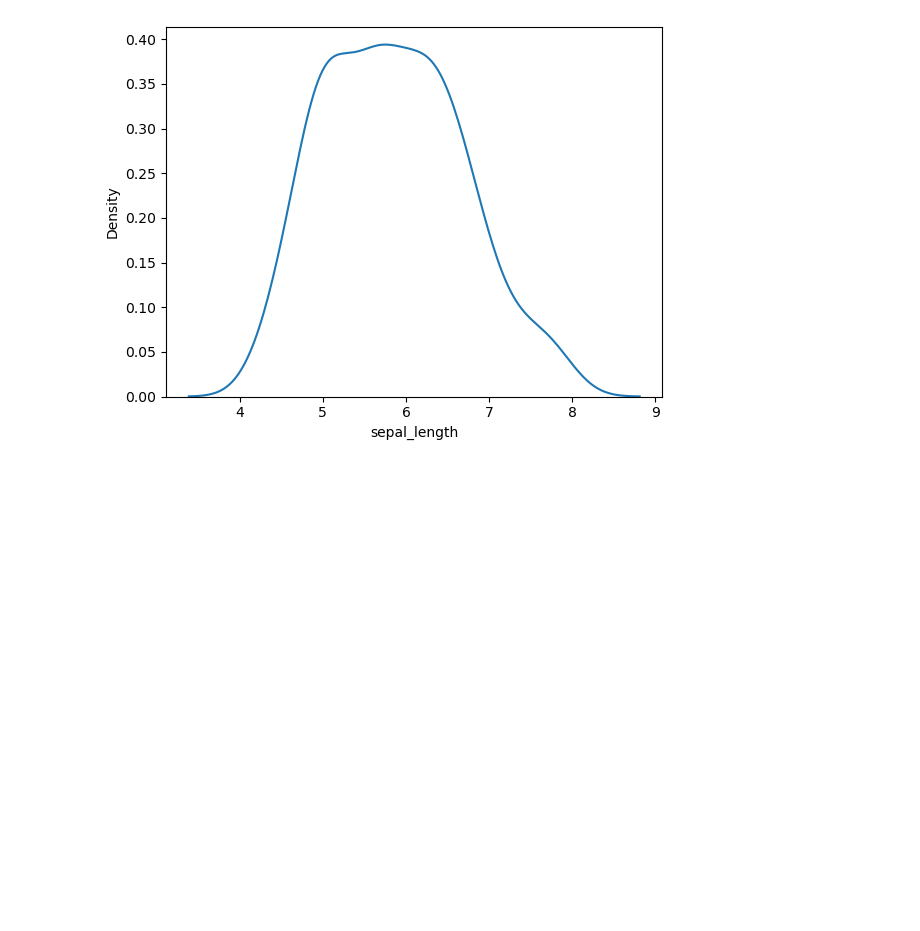
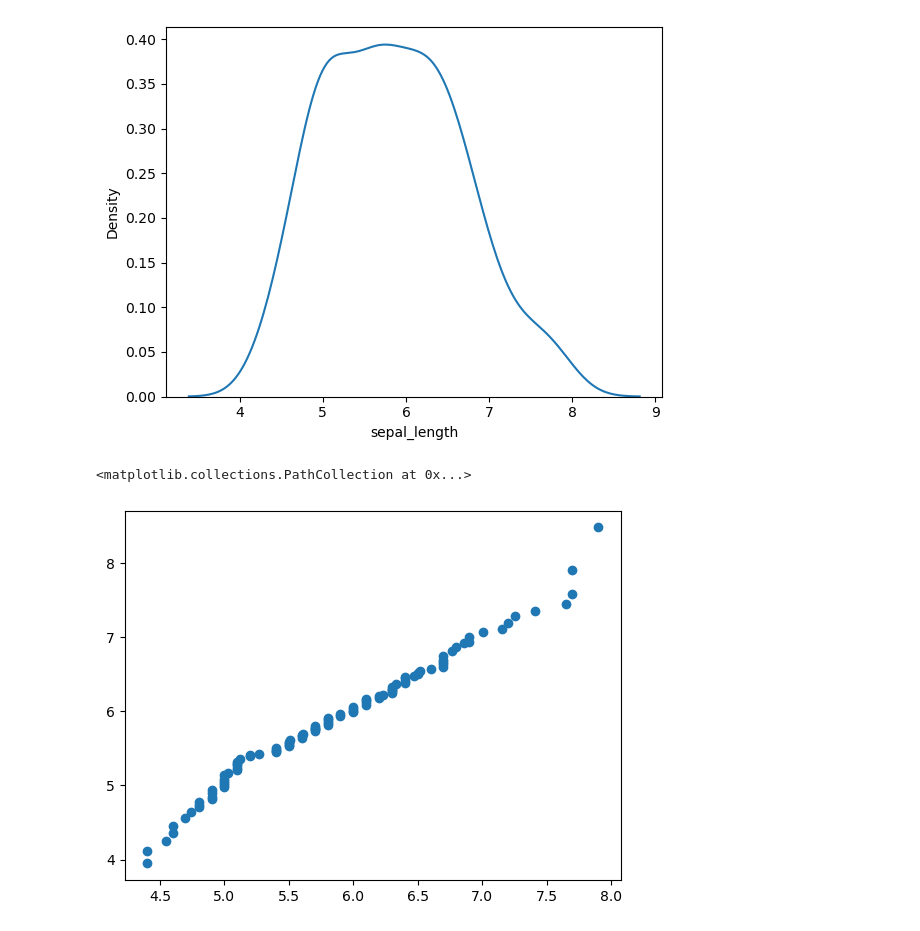
Before and after one commit to Shrikantlala24/Machine-learning, a Jupyter notebook: qq_plot.ipynb, the cells around one changed output. Drawn from its saved outputs; the diff is of its cells as text; code cells hidden in the pictures; blank space fills up the shorter version.

```diff
--- a/qq_plot.ipynb
+++ b/qq_plot.ipynb
@@ -39,3 +39,8 @@ y = np.random.normal(loc=np.mean(x), scale=np.std(x), size=1000)
 y = sorted(y.tolist())
 for i in range(1,101):
     y_quant.append(np.percentile(y, i))
+# %%
+plt.scatter(x_quant, y_quant)
+# %% [output]
+<matplotlib.collections.PathCollection at 0x...>
+[figure, added]
```
